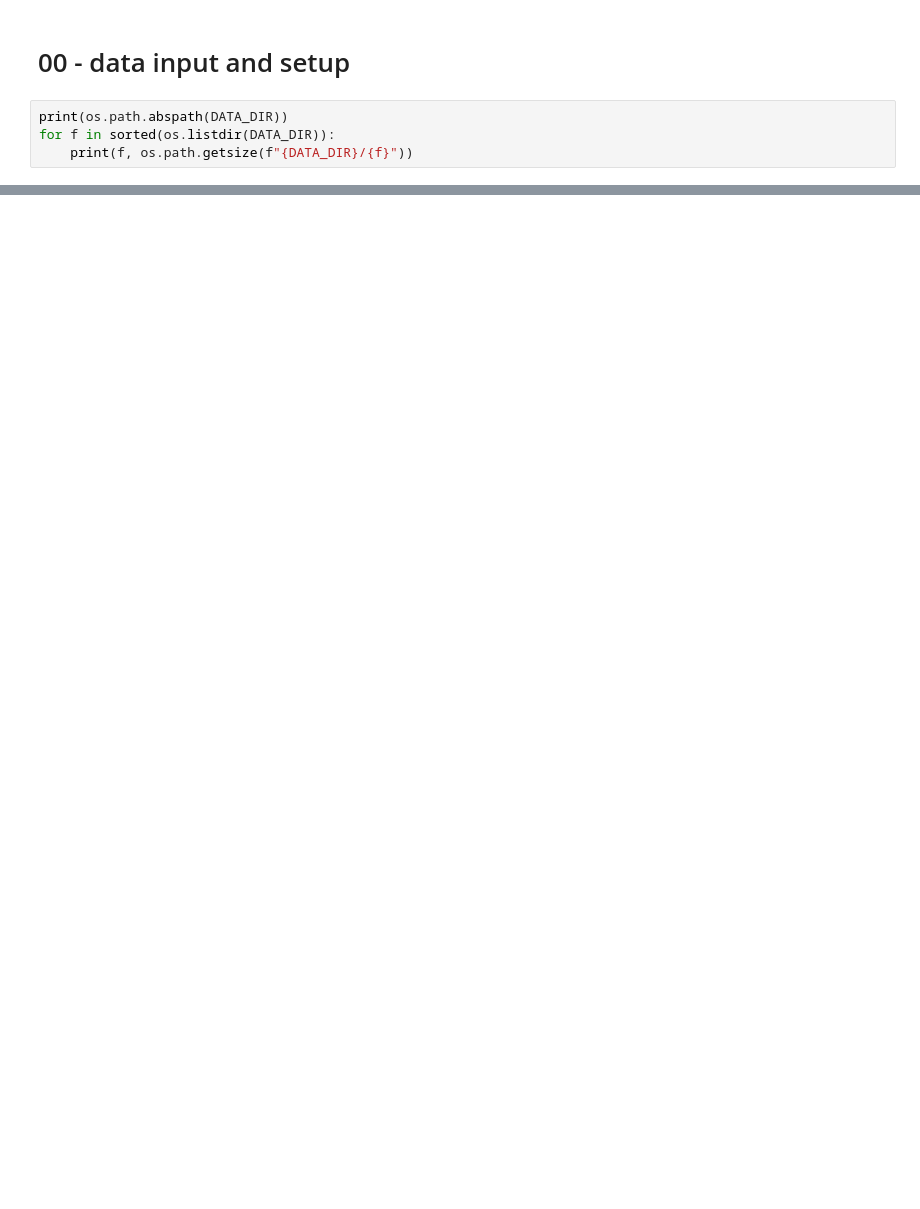
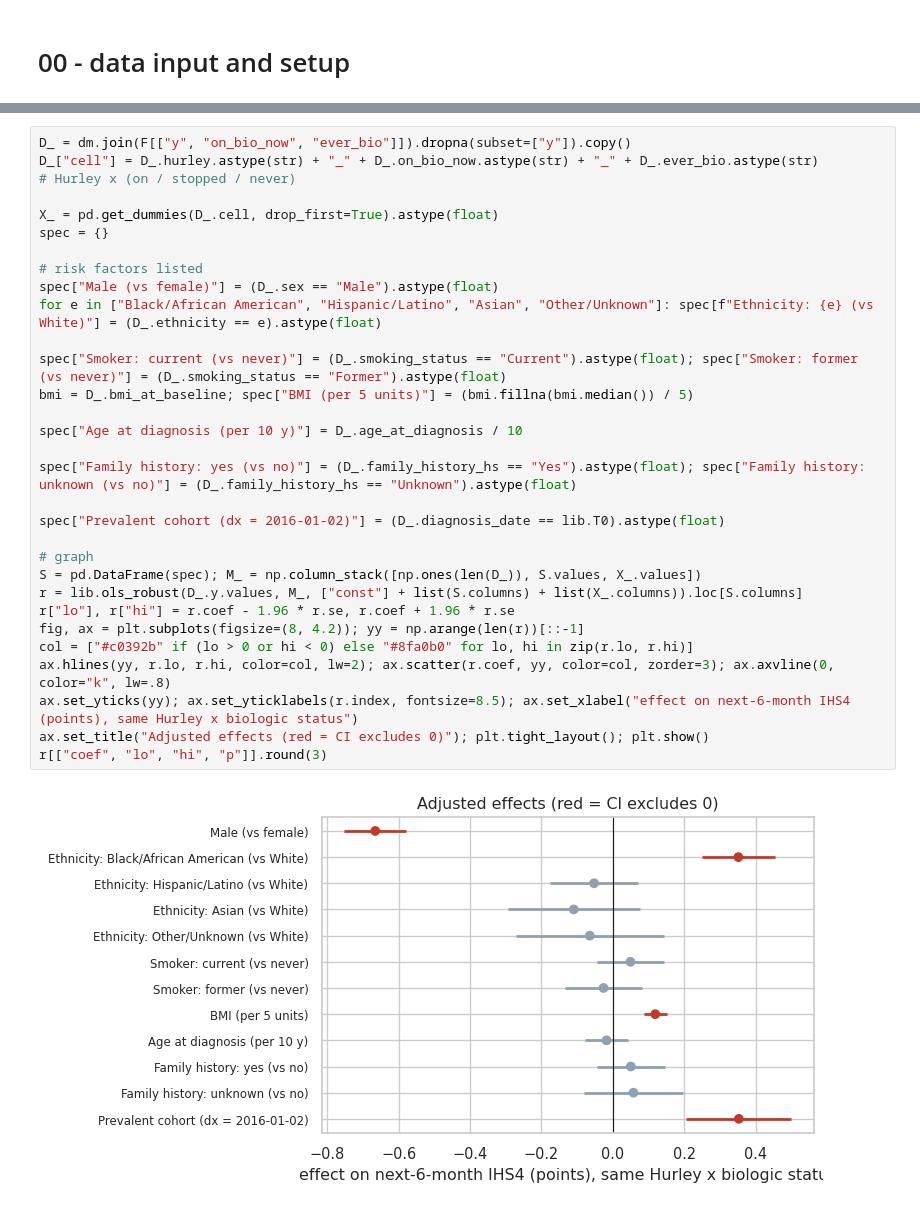
Before and after one commit to FairzanIsLearning/Chemometric-learn, a Jupyter notebook: Mixed/HS_Model/HS_dynamic.ipynb, the cells around one changed output, grey strips where cells are left out. Cells and saved outputs as stored; diff of their text form; blank space fills up the shorter version.

```diff
--- a/Mixed/HS_Model/HS_dynamic.ipynb
+++ b/Mixed/HS_Model/HS_dynamic.ipynb
@@ -31,6 +32,2 @@ hs_med_lib.py.1     100%[===================>]  11.78K  --.-KB/s    in 0.002s
 # %% [markdown]
 # 00 - data input and setup
-# %%
-print(os.path.abspath(DATA_DIR))
-for f in sorted(os.listdir(DATA_DIR)):
-    print(f, os.path.getsize(f"{DATA_DIR}/{f}"))
@@ -205,0 +187,32 @@ print(g.round(3).to_string())
+# %%
+D_ = dm.join(F[["y", "on_bio_now", "ever_bio"]]).dropna(subset=["y"]).copy()
+D_["cell"] = D_.hurley.astype(str) + "_" + D_.on_bio_now.astype(str) + "_" + D_.ever_bio.astype(str)        # Hurley x (on / stopped / never)
+
+X_ = pd.get_dummies(D_.cell, drop_first=True).astype(float)
+spec = {}
+
+# risk factors listed
+spec["Male (vs female)"] = (D_.sex == "Male").astype(float)
+for e in ["Black/African American", "Hispanic/Latino", "Asian", "Other/Unknown"]: spec[f"Ethnicity: {e} (vs White)"] = (D_.ethnicity == e).astype(float)
+
+spec["Smoker: current (vs never)"] = (D_.smoking_status == "Current").astype(float); spec["Smoker: former (vs never)"] = (D_.smoking_status == "Former").astype(float)
+bmi = D_.bmi_at_baseline; spec["BMI (per 5 units)"] = (bmi.fillna(bmi.median()) / 5)
+
+spec["Age at diagnosis (per 10 y)"] = D_.age_at_diagnosis / 10
+
+spec["Family history: yes (vs no)"] = (D_.family_history_hs == "Yes").astype(float); spec["Family history: unknown (vs no)"] = (D_.family_history_hs == "Unknown").astype(float)
+
+spec["Prevalent cohort (dx = 2016-01-02)"] = (D_.diagnosis_date == lib.T0).astype(float)
+
+# graph
+S = pd.DataFrame(spec); M_ = np.column_stack([np.ones(len(D_)), S.values, X_.values])
+r = lib.ols_robust(D_.y.values, M_, ["const"] + list(S.columns) + list(X_.columns)).loc[S.columns]
+r["lo"], r["hi"] = r.coef - 1.96 * r.se, r.coef + 1.96 * r.se
+fig, ax = plt.subplots(figsize=(8, 4.2)); yy = np.arange(len(r))[::-1]
+col = ["#c0392b" if (lo > 0 or hi < 0) else "#8fa0b0" for lo, hi in zip(r.lo, r.hi)]
+ax.hlines(yy, r.lo, r.hi, color=col, lw=2); ax.scatter(r.coef, yy, color=col, zorder=3); ax.axvline(0, color="k", lw=.8)
+ax.set_yticks(yy); ax.set_yticklabels(r.index, fontsize=8.5); ax.set_xlabel("effect on next-6-month IHS4 (points), same Hurley x biologic status")
+ax.set_title("Adjusted effects (red = CI excludes 0)"); plt.tight_layout(); plt.show()
+r[["coef", "lo", "hi", "p"]].round(3)
+# %% [output]
+[figure, added]
```
Also changed, not shown: parts of 58 cells of this notebook, 1 other file.
